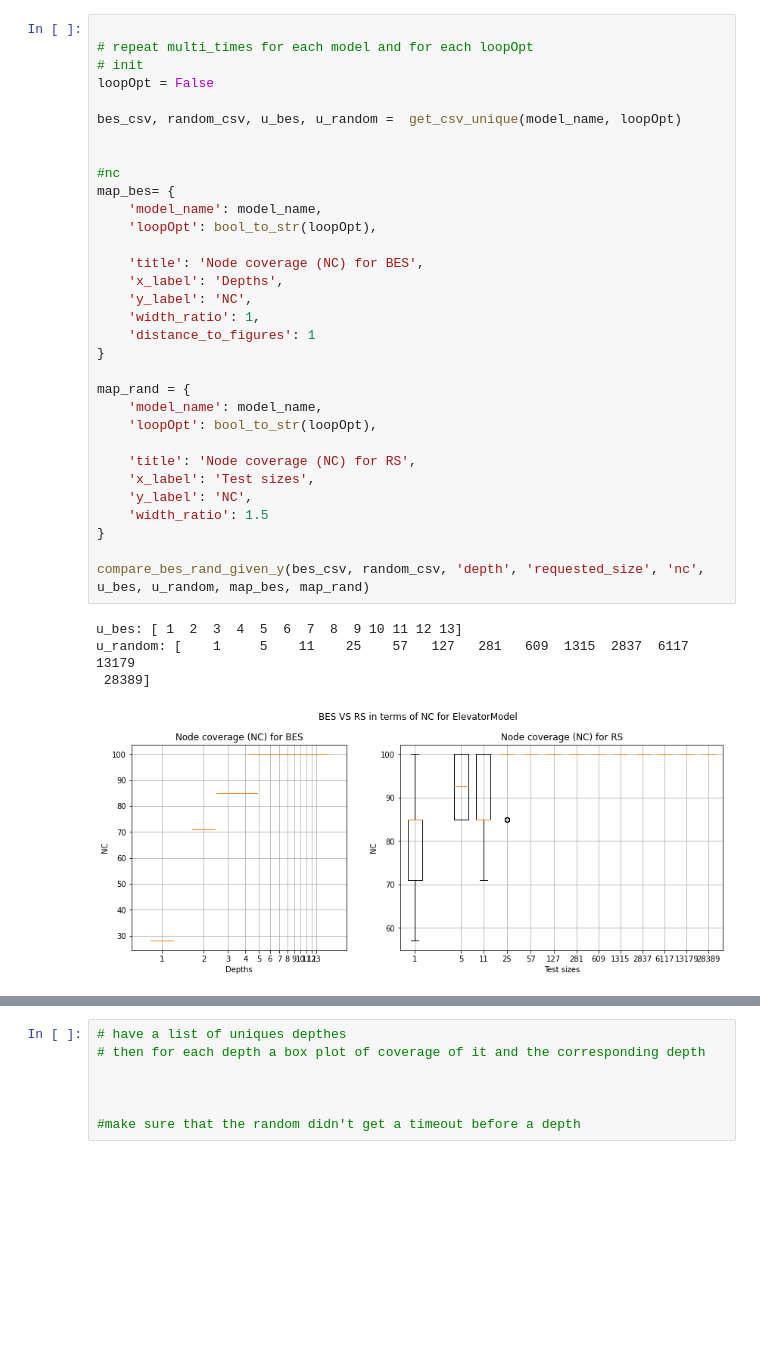
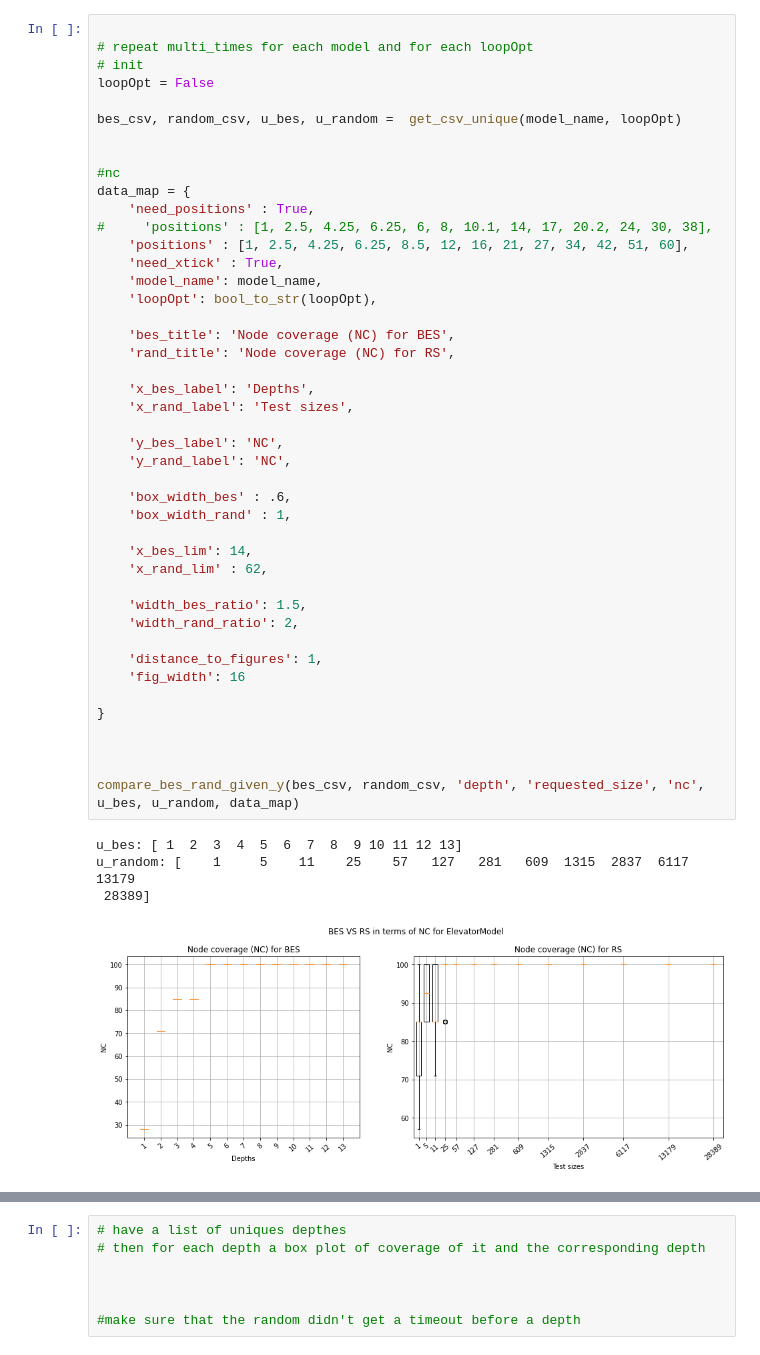
Before and after one commit to nour95/analysis, a Jupyter notebook: simple_cov/analysis/plot_Elevator_csv.ipynb, the cells around one changed output, grey strips where cells are left out. Cells and saved outputs as stored; diff of their text form; blank space fills up the shorter version.

```diff
--- a/simple_cov/analysis/plot_Elevator_csv.ipynb
+++ b/simple_cov/analysis/plot_Elevator_csv.ipynb
@@ -13,40 +6,52 @@ The verbose.fileo rcparam was deprecated in Matplotlib 3.1 and will be removed i
 # %%
 
 # repeat multi_times for each model and for each loopOpt
 # init
 loopOpt = False
 
 bes_csv, random_csv, u_bes, u_random =  get_csv_unique(model_name, loopOpt)
 
 
 #nc
-map_bes= {
+data_map = {
+    'need_positions' : True,
+#     'positions' : [1, 2.5, 4.25, 6.25, 6, 8, 10.1, 14, 17, 20.2, 24, 30, 38],
+    'positions' : [1, 2.5, 4.25, 6.25, 8.5, 12, 16, 21, 27, 34, 42, 51, 60],
+    'need_xtick' : True,
     'model_name': model_name,
     'loopOpt': bool_to_str(loopOpt),
 
-    'title': 'Node coverage (NC) for BES',
-    'x_label': 'Depths',
-    'y_label': 'NC',
-    'width_ratio': 1,
-    'distance_to_figures': 1
+    'bes_title': 'Node coverage (NC) for BES',
+    'rand_title': 'Node coverage (NC) for RS',
+
+    'x_bes_label': 'Depths',
+    'x_rand_label': 'Test sizes',
+
+    'y_bes_label': 'NC',
+    'y_rand_label': 'NC',
+
+    'box_width_bes' : .6,
+    'box_width_rand' : 1,
+
+    'x_bes_lim': 14,
+    'x_rand_lim' : 62,
+
+    'width_bes_ratio': 1.5,
+    'width_rand_ratio': 2,
+
+    'distance_to_figures': 1,
+    'fig_width': 16
+
 }
 
-map_rand = {
-    'model_name': model_name,
-    'loopOpt': bool_to_str(loopOpt),
 
-    'title': 'Node coverage (NC) for RS',
-    'x_label': 'Test sizes',
-    'y_label': 'NC',
-    'width_ratio': 1.5
-}
 
-compare_bes_rand_given_y(bes_csv, random_csv, 'depth', 'requested_size', 'nc', u_bes, u_random, map_bes, map_rand)
+compare_bes_rand_given_y(bes_csv, random_csv, 'depth', 'requested_size', 'nc', u_bes, u_random, data_map)
 # %% [output]
 u_bes: [ 1  2  3  4  5  6  7  8  9 10 11 12 13]
 u_random: [    1     5    11    25    57   127   281   609  1315  2837  6117 13179
  28389]
-[figure, old version]
+[figure, new version]
 # %%
 # ec
 coverage = 'EC'
```
Also changed, not shown: parts of 13 cells of this notebook, 40 other files.
